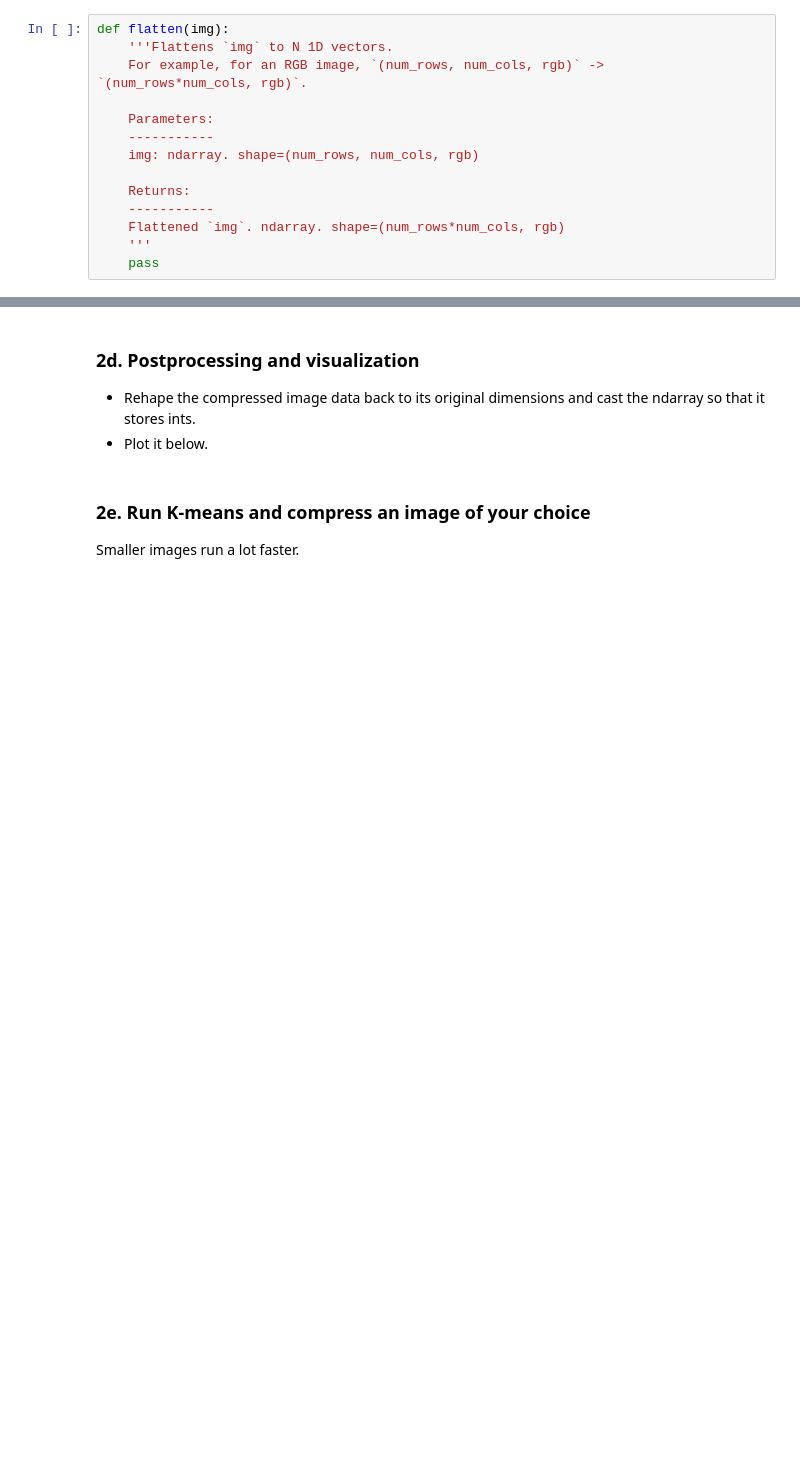
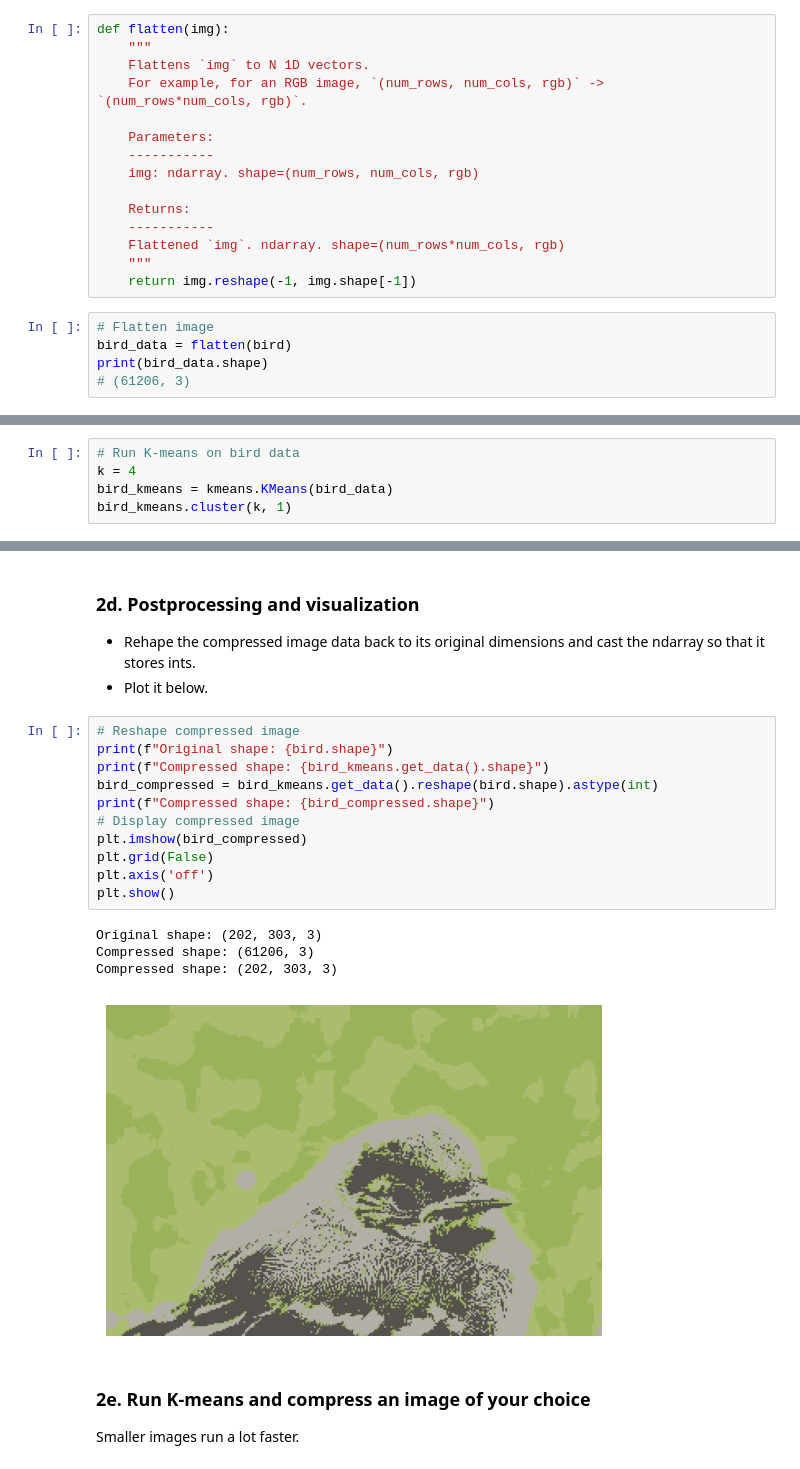
Before and after one commit to schiffinor/dataVisualization, a Jupyter notebook: Project5/image_segmentation.ipynb, the cells around one changed output, grey strips where cells are left out. Cells and saved outputs as stored; diff of their text form; blank space fills up the shorter version.

Commit message:
Done kmeans

```diff
--- a/Project5/image_segmentation.ipynb
+++ b/Project5/image_segmentation.ipynb
@@ -39,7 +49,8 @@ from matplotlib.image import imread
 - Reshape the bird image from `(num_rows, num_cols, rgb)` and convert it to `(num_rows*num_cols, rgb)`. Final shape for baby bird image should be: `(61206, 3)`
 # %%
 def flatten(img):
-    '''Flattens `img` to N 1D vectors.
+    """
+    Flattens `img` to N 1D vectors.
     For example, for an RGB image, `(num_rows, num_cols, rgb)` -> `(num_rows*num_cols, rgb)`.
 
     Parameters:
@@ -49,5 +60,10 @@ def flatten(img):
     Returns:
     -----------
     Flattened `img`. ndarray. shape=(num_rows*num_cols, rgb)
-    '''
-    pass
+    """
+    return img.reshape(-1, img.shape[-1])
+# %%
+# Flatten image
+bird_data = flatten(bird)
+print(bird_data.shape)
+# (61206, 3)
@@ -57,3 +75,8 @@ def flatten(img):
 - Run K-means on the bird data vector.
 - Implement `replace_color_with_centroid`: replace every pixel in the image with the nearest centroid RGB value.
 - Compress the image by running `replace_color_with_centroid`.
+# %%
+# Run K-means on bird data
+k = 4
+bird_kmeans = kmeans.KMeans(bird_data)
+bird_kmeans.cluster(k, 1)
@@ -62,6 +96,22 @@ def flatten(img):
 
 - Rehape the compressed image data back to its original dimensions and cast the ndarray so that it stores ints.
 - Plot it below.
+# %%
+# Reshape compressed image
+print(f"Original shape: {bird.shape}")
+print(f"Compressed shape: {bird_kmeans.get_data().shape}")
+bird_compressed = bird_kmeans.get_data().reshape(bird.shape).astype(int)
+print(f"Compressed shape: {bird_compressed.shape}")
+# Display compressed image
+plt.imshow(bird_compressed)
+plt.grid(False)
+plt.axis('off')
+plt.show()
+# %% [output]
+Original shape: (202, 303, 3)
+Compressed shape: (61206, 3)
+Compressed shape: (202, 303, 3)
+[figure, added]
 # %% [markdown]
 ### 2e. Run K-means and compress an image of your choice
 
```
Also changed, not shown: parts of 7 cells of this notebook, 3 other files.
